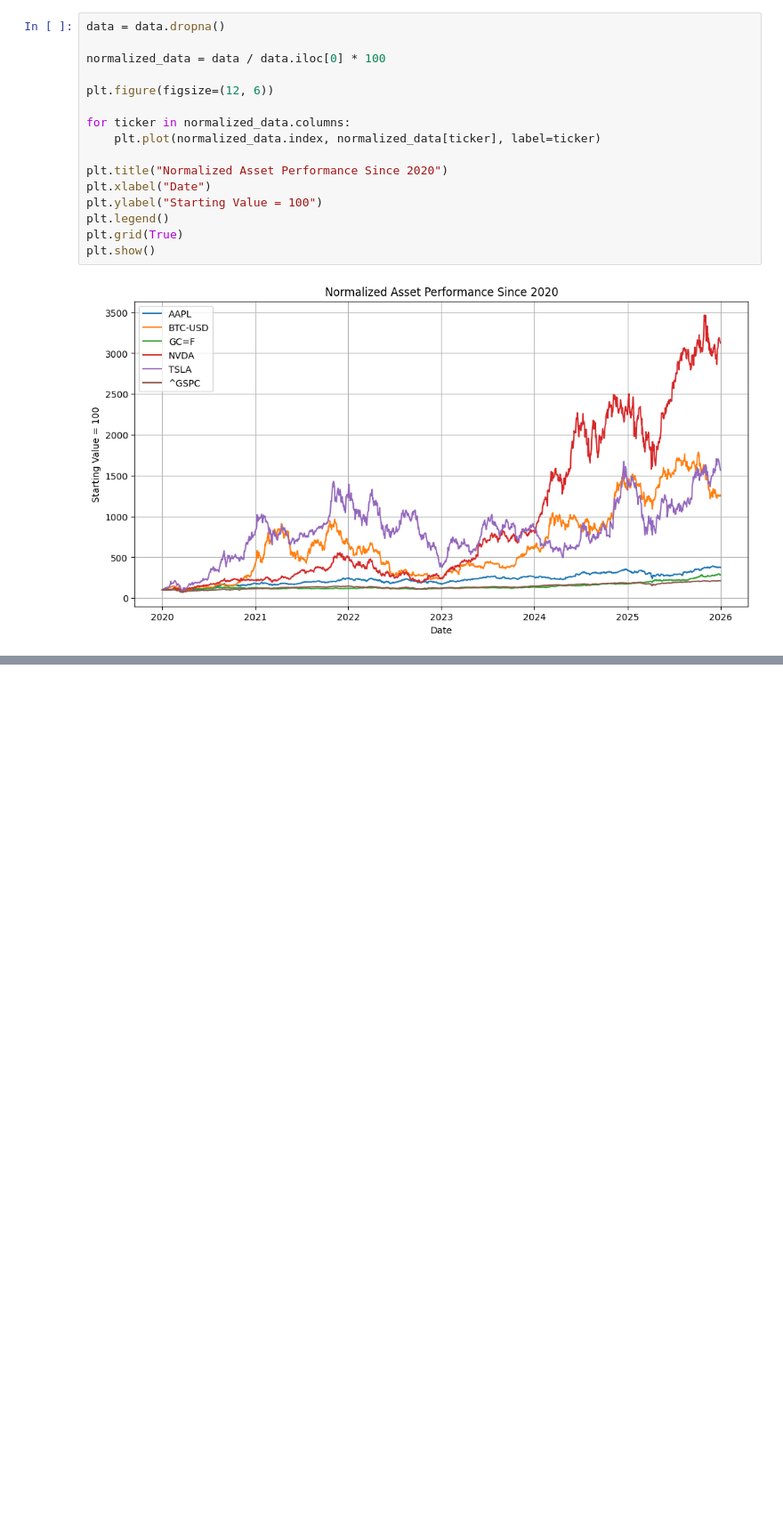
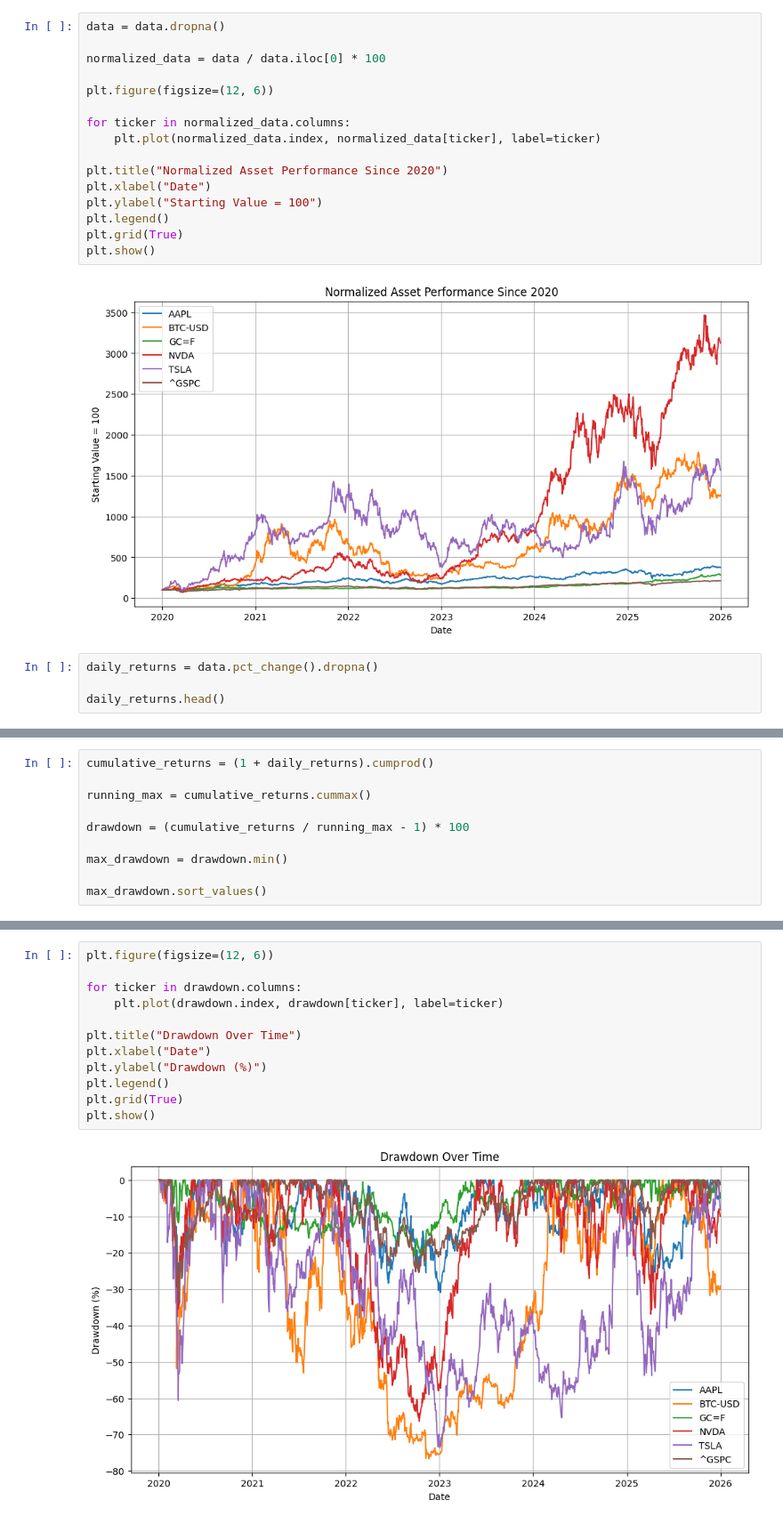
Before and after one commit to komeilzareikar/financial-market-analysis-python, a Jupyter notebook: market_analysis.ipynb, the cells around one changed output, grey strips where cells are left out. Shown at 89% size. Drawn from its saved outputs; the diff is of its cells as text; blank space fills up the shorter version.

```diff
--- a/market_analysis.ipynb
+++ b/market_analysis.ipynb
@@ -61,3 +75,7 @@ plt.grid(True)
 plt.show()
 # %% [output]
 [figure]
+# %%
+daily_returns = data.pct_change().dropna()
+
+daily_returns.head()
@@ -63,0 +157,10 @@ plt.show()
+# %%
+cumulative_returns = (1 + daily_returns).cumprod()
+
+running_max = cumulative_returns.cummax()
+
+drawdown = (cumulative_returns / running_max - 1) * 100
+
+max_drawdown = drawdown.min()
+
+max_drawdown.sort_values()
@@ -63,0 +177,14 @@ plt.show()
+# %%
+plt.figure(figsize=(12, 6))
+
+for ticker in drawdown.columns:
+    plt.plot(drawdown.index, drawdown[ticker], label=ticker)
+
+plt.title("Drawdown Over Time")
+plt.xlabel("Date")
+plt.ylabel("Drawdown (%)")
+plt.legend()
+plt.grid(True)
+plt.show()
+# %% [output]
+[figure, added]
```
Also changed, not shown: parts of 11 cells of this notebook.
